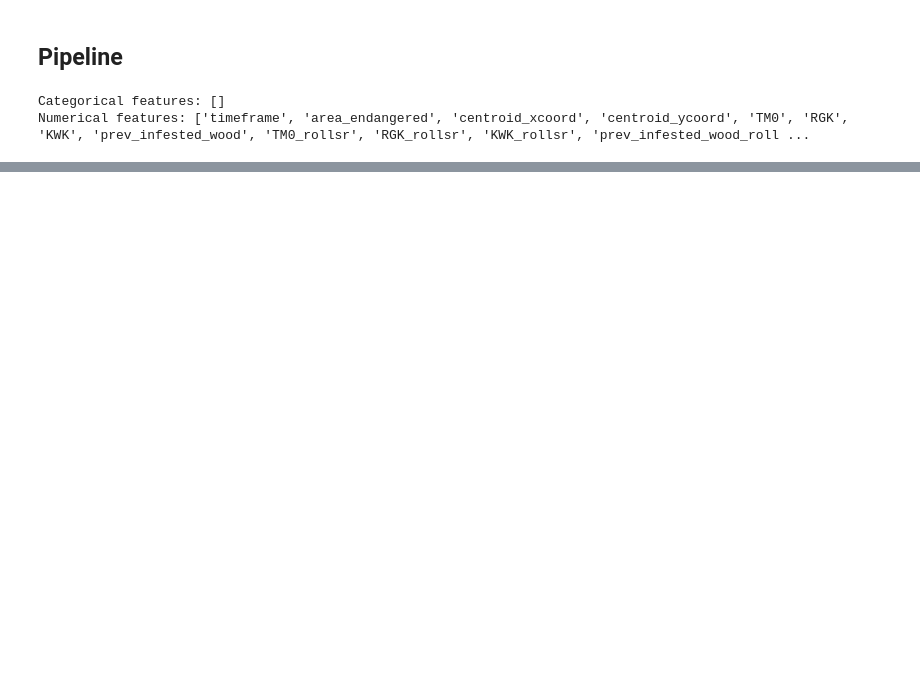
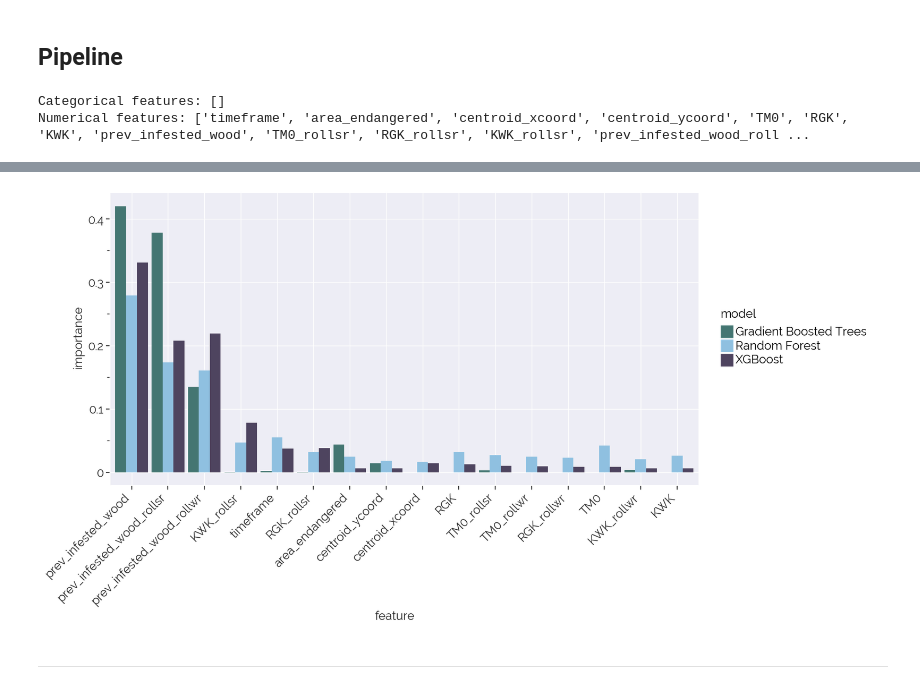
Before and after one commit to ho-ya/Bark_Beetle_Sachsenforst, a Jupyter notebook: 3_Initial_Model.ipynb, the cells around one changed output, grey strips where cells are left out. Drawn from its saved outputs; the diff is of its cells as text; code cells hidden in the pictures; blank space fills up the shorter version.

```diff
--- a/3_Initial_Model.ipynb
+++ b/3_Initial_Model.ipynb
@@ -273,8 +263,0 @@ best_model = grid_xgbr.best_estimator_['xgbr']
-# %%
-# Preparing the validation set
-
-# fitting our preprocessing pipeline only with training data
-preprocessor.fit(X_train)
-# transforming our test data with fitted preprocessor pipeline
-X_train_preprocessed = preprocessor.transform(X_train)
-X_val_preprocessed = preprocessor.transform(X_val)
@@ -342,0 +543,23 @@ for ID in id_subset:
+# %%
+importances_names = X_train.columns
+importances_xbgr = best_models[0]['regressor'].feature_importances_
+importances_rfr = best_models[1]['regressor'].feature_importances_
+importances_gbr = best_models[2]['regressor'].feature_importances_
+
+
+draw = pd.melt(pd.DataFrame([importances_xbgr, importances_rfr, importances_gbr],
+                            columns=importances_names,
+                            index=['XGBoost', 'Random Forest', 'Gradient Boosted Trees']),
+               ignore_index=False)
+(
+    p9.ggplot(draw)
+    + p9.geom_col(p9.aes('reorder(variable, -value)', 'value', fill=draw.index), position='dodge')
+    + p9.scale_fill_manual([mycolors[0], mycolors[2], mycolors[4]], name='model') # each color manually so they match the other plots
+    + p9.xlab('feature') + p9.ylab('importance')
+    + mytheme_wide
+    + p9.theme(axis_text_x=p9.element_text(rotation=45, hjust=1))
+).draw();
+# %% [output]
+[figure, added]
+# %% [markdown]
+_______________________________________________________________________________________________________________________________________
```
Also changed, not shown: parts of 24 cells of this notebook.
